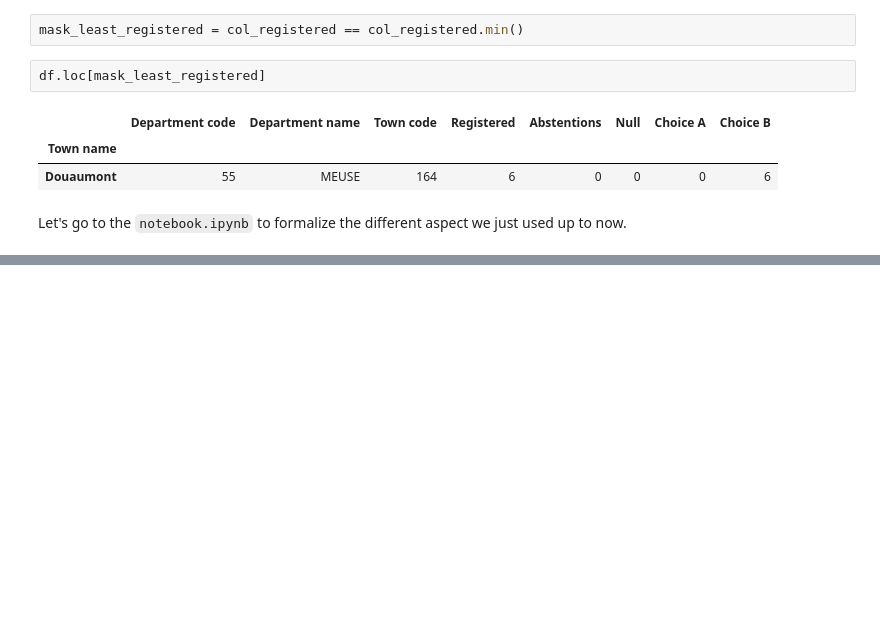
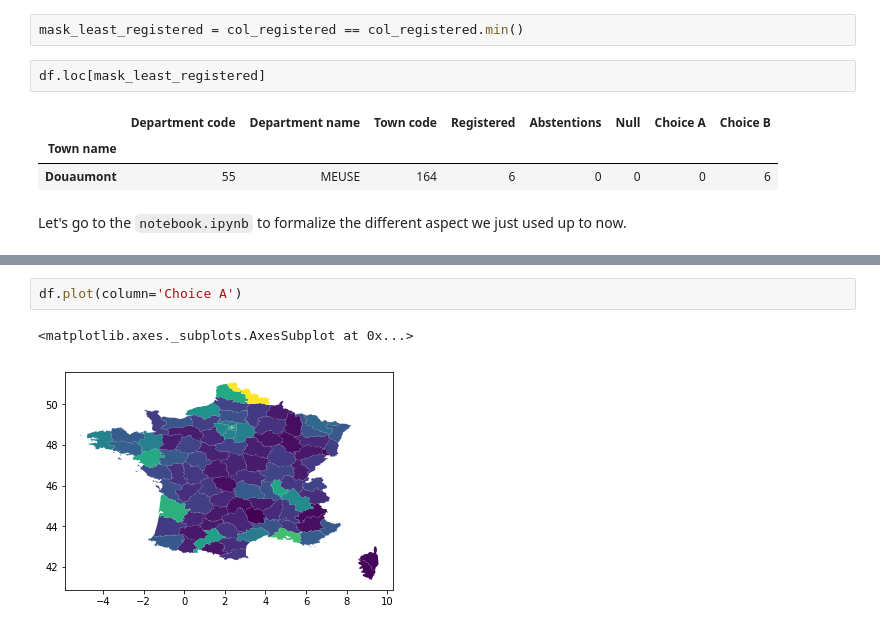
Before and after one commit to glemaitre/x_exed_03_2019, a Jupyter notebook: 02_pandas/use_case.ipynb, the cells around one changed output, grey strips where cells are left out. Cells and saved outputs as stored; diff of their text form; blank space fills up the shorter version.

```diff
--- a/02_pandas/use_case.ipynb
+++ b/02_pandas/use_case.ipynb
@@ -145,0 +235,5 @@ Let's go to the `notebook.ipynb` to formalize the different aspect we just used
+# %%
+df.plot(column='Choice A')
+# %% [output]
+<matplotlib.axes._subplots.AxesSubplot at 0x...>
+[figure, added]
```
Also changed, not shown: parts of 24 cells of this notebook, 1 other file.
